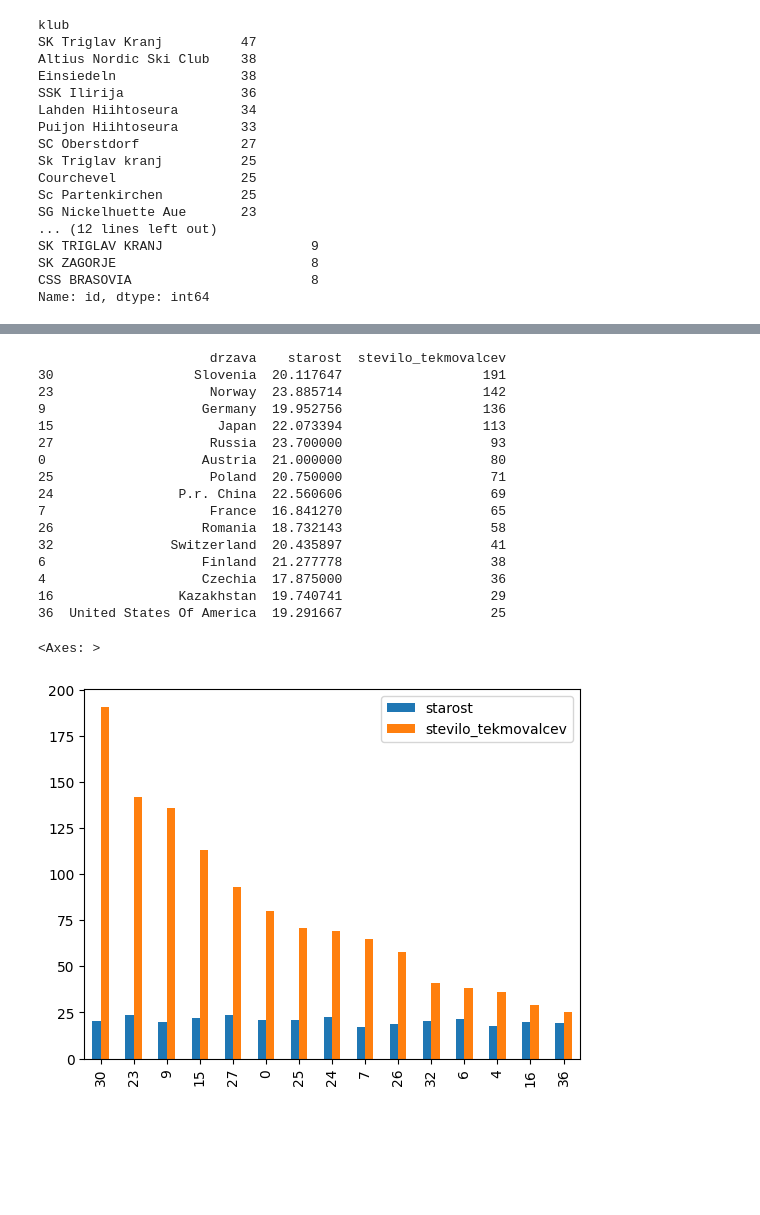
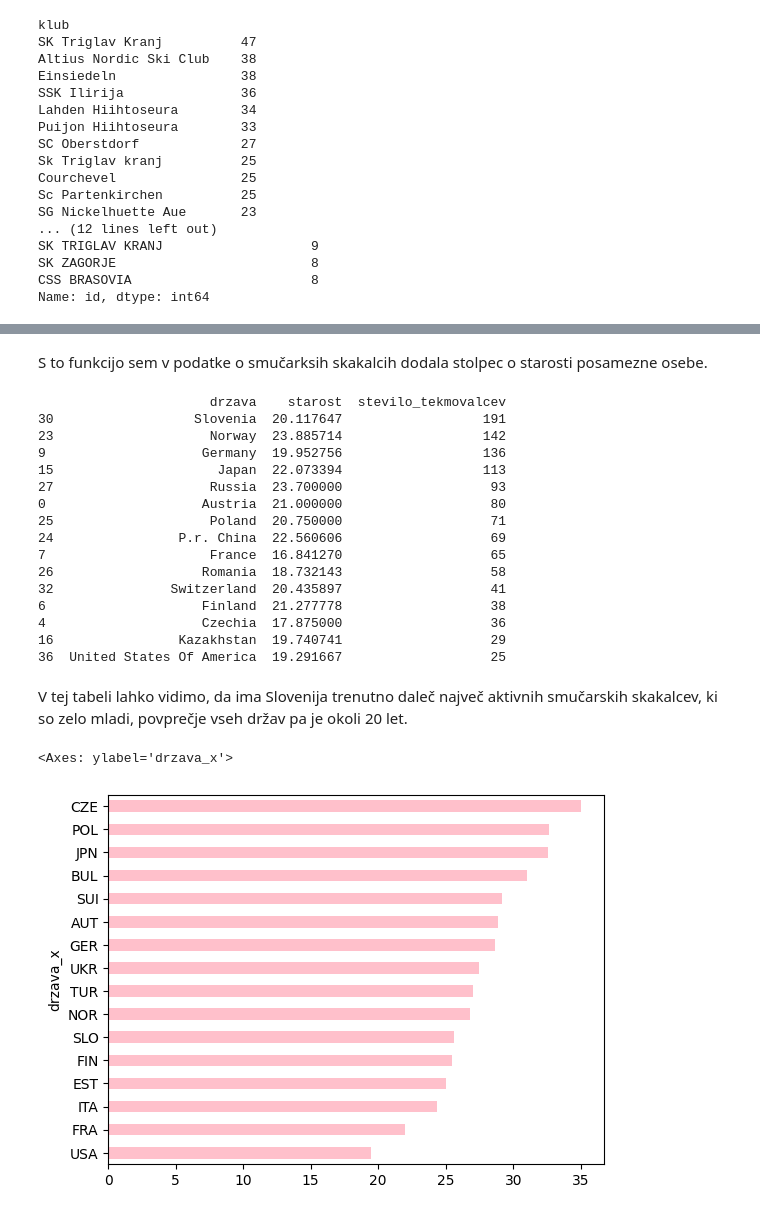
Before and after one commit to majakosmrlj/Smu-arski_skoki_projektna_naloga, a Jupyter notebook: analiza_smucarskih_skakalcev.ipynb, the cells around one changed output, grey strips where cells are left out. Drawn from its saved outputs; the diff is of its cells as text; code cells hidden in the pictures; blank space fills up the shorter version.

```diff
--- a/analiza_smucarskih_skakalcev.ipynb
+++ b/analiza_smucarskih_skakalcev.ipynb
@@ -240,10 +216,10 @@ uredi_smuci['id'].plot()
 # %%
 smucarski_skakalci["starost"] = 2024 -smucarski_skakalci["rojstno_leto"]
+# %% [markdown]
+S to funkcijo sem v podatke o smučarksih skakalcih dodala stolpec o starosti posamezne osebe.
 # %%
 #poglejmo kakšne so povprečne starosti trenutno aktivnih smucarskih skakalcev v posamezni državi in koliko jih je sploh aktivnih
-smucarski_skakalci["starost"] = 2024 -smucarski_skakalci["rojstno_leto"]
 samo_aktivni = smucarski_skakalci[smucarski_skakalci['status'] == 'Active']
-
 razvrstimo_po_drzavah = samo_aktivni.groupby('drzava')
 povprecna_starost = razvrstimo_po_drzavah['starost'].mean()
 stevilo_tekmovalcev = samo_aktivni.groupby('drzava').size().reset_index(name='stevilo_tekmovalcev')
@@ -253,11 +229,6 @@ zdruzena_tabela= pd.merge(povprecna_starost, stevilo_tekmovalcev, on='drzava')
 koncna_tabela = zdruzena_tabela.sort_values(by='stevilo_tekmovalcev', ascending=False)
 
 print(koncna_tabela.head(15))
-koncna_tabela.head(15).plot.bar()
-
-#V tej tabeli lahko vidimo, da ima Slovenija trenutno daleč največ aktivnih smucarskih skakalcev in da so zelo mladi, povprecje vseh drzav pa se giba okoli 20-tega leta.
-
-#pogledaš lahko še kakšna je povprečna starost po državi glede na world cup,  tu pa moraš združiti tabele, ali pa da primerjaš za vsako leto koliko so bili v povprečju stari!!!
 # %% [output]
                       drzava    starost  stevilo_tekmovalcev
 30                  Slovenia  20.117647                  191
@@ -275,5 +246,17 @@ koncna_tabela.head(15).plot.bar()
 4                    Czechia  17.875000                   36
 16                Kazakhstan  19.740741                   29
 36  United States Of America  19.291667                   25
-<Axes: >
-[figure, removed]
+# %% [markdown]
+V tej tabeli lahko vidimo, da ima Slovenija trenutno daleč največ aktivnih smučarskih skakalcev, ki so zelo mladi, povprečje vseh držav pa je okoli 20 let.
+# %%
+zdruzitev = pd.merge(world_cup, smucarski_skakalci, on= 'koda')
+# %%
+#Poglejmo kolikšna je bila povprečna starost v svetovnem pokalu za posamezno državo v zadnji sezoni.
+leto_2024 = zdruzitev[zdruzitev['leto'] == 2024]
+loci_po_drzavah = leto_2024.groupby('drzava_x')
+povprecna_starost_zdruzitev = loci_po_drzavah['starost'].mean()
+uredi_zdruzitev = povprecna_starost_zdruzitev.sort_values()
+uredi_zdruzitev.plot(x='drzava_x', y='starost', kind='barh', color='pink')
+# %% [output]
+<Axes: ylabel='drzava_x'>
+[figure, added]
```
Also changed, not shown: parts of 26 cells of this notebook.
